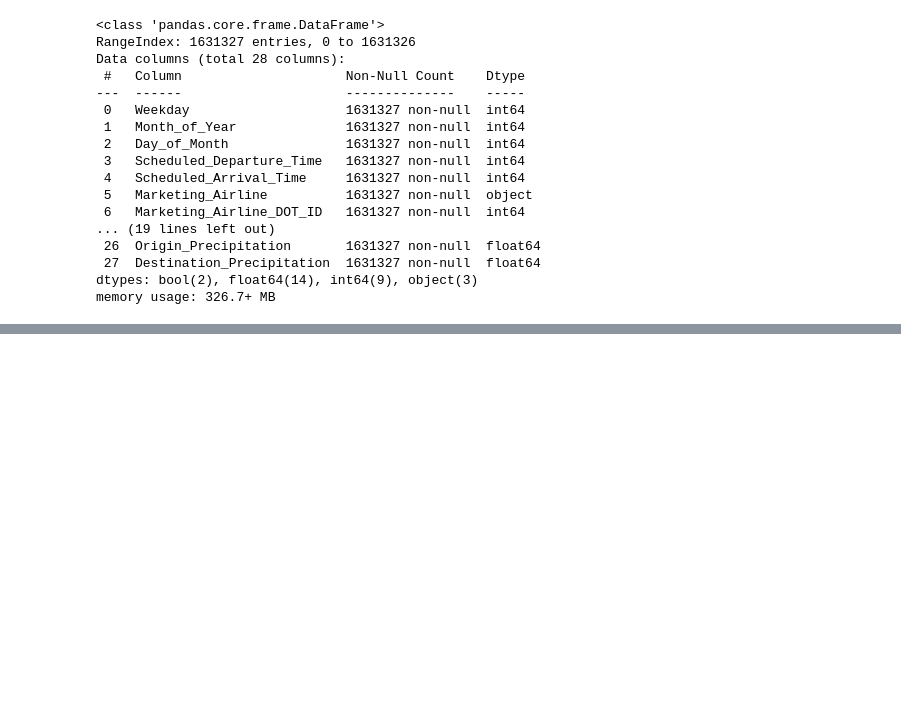
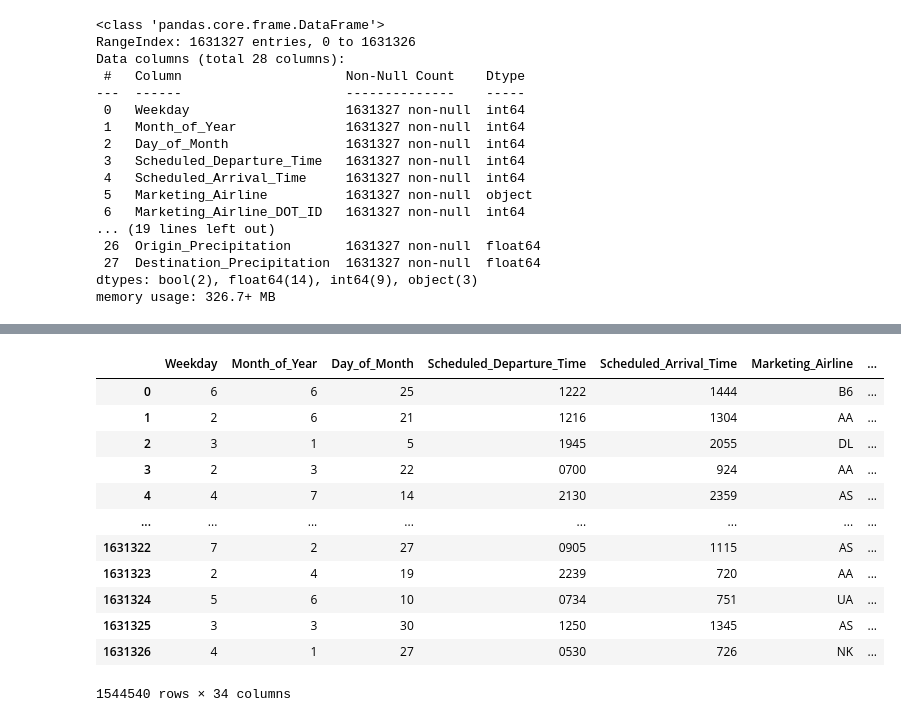
Before and after one commit to mqrcinoo/MachineLearning1Project, a Jupyter notebook: regression.ipynb, the cells around one changed output, grey strips where cells are left out. Saved outputs shown, nothing was run; the diff lists cells and outputs as text; code cells hidden in the pictures; blank space fills up the shorter version.

```diff
--- a/regression.ipynb
+++ b/regression.ipynb
@@ -145,0 +170,3 @@ memory usage: 326.7+ MB
+# %%
+airportD = pd.read_csv('flights_count.csv', index_col=False)
+airportD
@@ -145,0 +187,3 @@ memory usage: 326.7+ MB
+# %%
+delays['key'] = delays['Marketing_Airline'] + '_' + delays['Flight_Number'].astype(str) + '_' + delays['Origin_Airport_ID'].astype(str) + '_' + delays['Weekday'].astype(str) + '_' + delays['Scheduled_Departure_Time'].astype(str) + '_' + delays['Scheduled_Arrival_Time'].astype(str)
+airportD['key'] = airportD['Marketing_Airline'] + '_' + airportD['Flight_Number'].astype(str) + '_' + airportD['Origin_Airport_ID'].astype(str) + '_' + airportD['Weekday'].astype(str) + '_' + airportD['Scheduled_Departure_Time'].astype(str) + '_' + airportD['Scheduled_Arrival_Time'].astype(str)
@@ -145,0 +258,3 @@ memory usage: 326.7+ MB
+# %%
+delays = delays[delays['Destination_Airport_ID'].notna()]
+delays.info()
@@ -158,8 +303,28 @@ IntCastingNaNError: Cannot convert non-finite values (NA or inf) to integer
 # %%
+delays['Scheduled_Departure_Time'] = delays['Scheduled_Departure_Time'].astype(str).str.zfill(4)
+delays['Actual_Departure_Time'] = delays['Actual_Departure_Time'].astype(int).astype(str).str.zfill(4)
+
+delays['sh_h'] = delays['Scheduled_Departure_Time'].str.slice(start=0, stop=2)
+delays['sh_min'] = delays['Scheduled_Departure_Time'].str.slice(start=2, stop=4)
+delays['loc_h'] = delays['Actual_Departure_Time'].str.slice(start=0, stop=2)
+delays['loc_min'] = delays['Actual_Departure_Time'].str.slice(start=2, stop=4)
+
 delays[['sh_h', 'sh_min', 'loc_h', 'loc_min']] = delays[['sh_h', 'sh_min', 'loc_h', 'loc_min']].astype(int)
-
 delays['calculated_delay'] = (delays['loc_h'] - delays['sh_h']) * 60 + (delays['loc_min'] - delays['sh_min'])
-
 delays['Departure_Delay'] = delays['Departure_Delay'].fillna(delays['calculated_delay'])
 
-delays
+delays.drop(['sh_h', 'sh_min', 'loc_h', 'loc_min','calculated_delay'], axis =1)
+# %% [output]
+|  | Weekday | Month_of_Year | Day_of_Month | Scheduled_Departure_Time | Scheduled_Arrival_Time | Marketing_Airline | ... |
+| 0 | 6 | 6 | 25 | 1222 | 1444 | B6 | ... |
+| 1 | 2 | 6 | 21 | 1216 | 1304 | AA | ... |
+| 2 | 3 | 1 | 5 | 1945 | 2055 | DL | ... |
+| 3 | 2 | 3 | 22 | 0700 | 924 | AA | ... |
+| 4 | 4 | 7 | 14 | 2130 | 2359 | AS | ... |
+| ... | ... | ... | ... | ... | ... | ... | ... |
+| 1631322 | 7 | 2 | 27 | 0905 | 1115 | AS | ... |
+| 1631323 | 2 | 4 | 19 | 2239 | 720 | AA | ... |
+| 1631324 | 5 | 6 | 10 | 0734 | 751 | UA | ... |
+| 1631325 | 3 | 3 | 30 | 1250 | 1345 | AS | ... |
+| 1631326 | 4 | 1 | 27 | 0530 | 726 | NK | ... |
+1544540 rows × 34 columns
```
Also changed, not shown: parts of 29 cells of this notebook, 1 other file.
